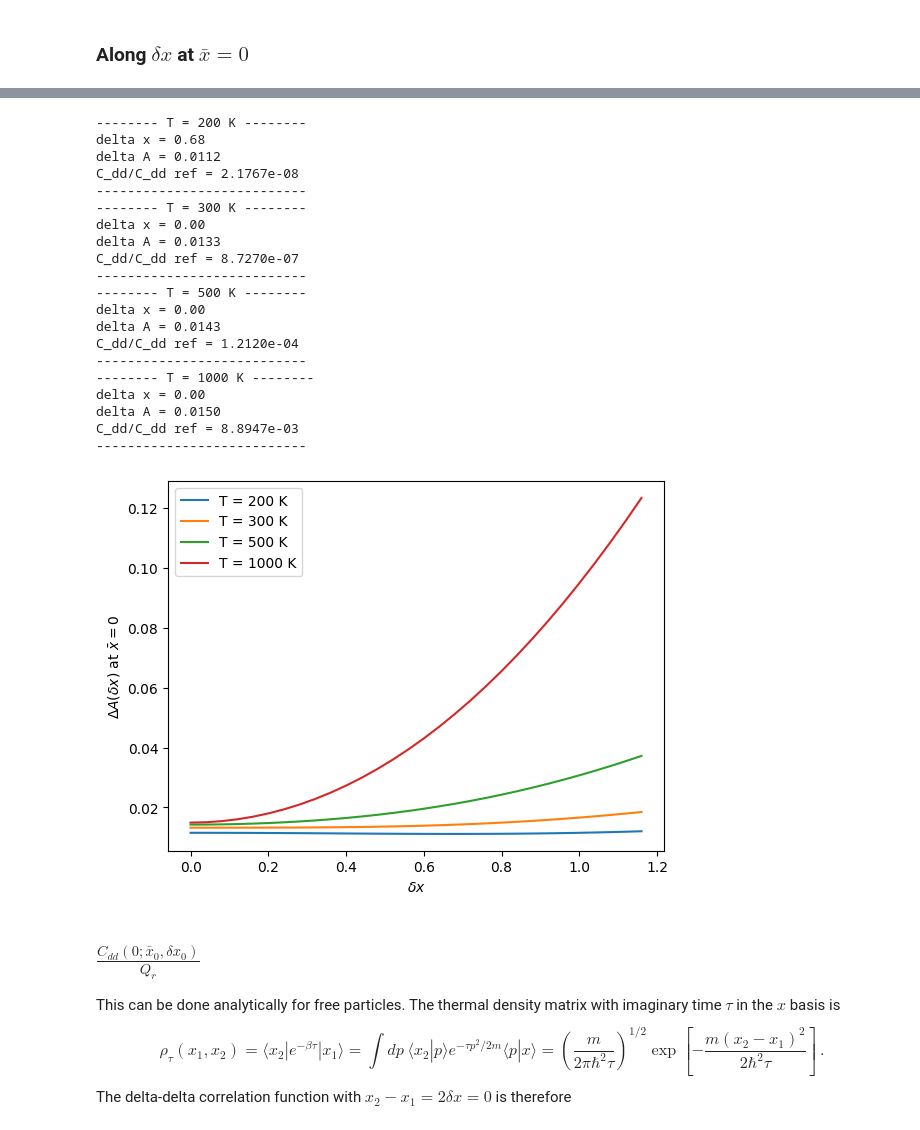
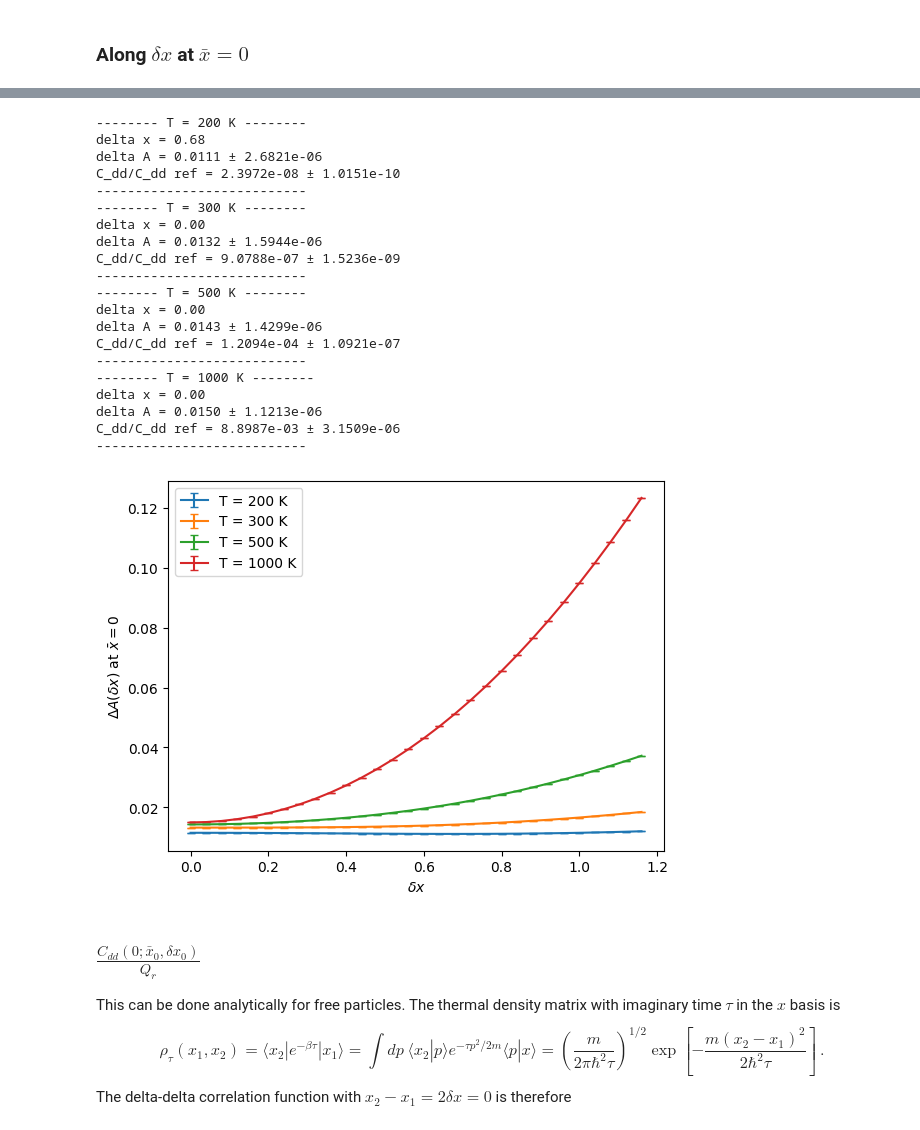
Before and after one commit to Slepton-Wu/Quantum-Instanton, a Jupyter notebook: Instanton/Instanton.ipynb, the cells around one changed output, grey strips where cells are left out. Cells and saved outputs as stored; diff of their text form; code cells hidden in the pictures.

```diff
--- a/Instanton/Instanton.ipynb
+++ b/Instanton/Instanton.ipynb
@@ -666,7 +695,8 @@ np.save('data/dA_dxbar_list.npy', dA_dxbar_list)
 # %%
 dA_dxbar_list = np.load('data/dA_dxbar_list.npy')
+dA_dxbar_err_list = np.load('data/dA_dxbar_err_list.npy')
 for i, T in enumerate(T_list):
-    plt.plot(x_bar_range, dA_dxbar_list[i], label=f'T = {T} K')
+    plt.errorbar(x_bar_range, dA_dxbar_list[i], yerr = dA_dxbar_err_list[i], label=f'T = {T} K', capsize=3)
 plt.xlabel(r'$\bar{x}$')
 plt.ylabel(r'$dA/d\bar{x}$ at $\delta x=0$')
 plt.legend()
@@ -676,15 +706,21 @@ plt.legend()
 # %%
 A_qbar_zero = []
+A_qbar_zero_err = []
 plt.plot(x_bar_range, V_Eckart(x_bar_range), label='Potential')
 for i, T in enumerate(T_list):
     dA_dxbar = dA_dxbar_list[i]
+    dA_dxbar_err = dA_dxbar_err_list[i]
     A_landscape = integrate.cumulative_trapezoid(dA_dxbar, x_bar_range, initial=0.0)
-    plt.plot(x_bar_range, A_landscape, label=f'T = {T} K')
+    A_landscape_err = cumulative_trapz_se(x_bar_range, dA_dxbar_err)
+    plt.errorbar(x_bar_range, A_landscape, yerr=A_landscape_err, label=f'T = {T} K', capsize=3)
     A_top = A_landscape[-1]
+    A_top_err = A_landscape_err[-1]
     A_qbar_zero.append(A_top)
+    A_qbar_zero_err.append(A_top_err)
 plt.xlabel(r'$\bar{x}$')
 plt.ylabel(r'$\Delta A(\bar{x})$ at $\delta x=0$')
 plt.legend()
 
 np.save('data/A_qbar_zero.npy', A_qbar_zero)
+np.save('data/A_qbar_zero_err.npy', A_qbar_zero_err)
 # %% [output]
@@ -694,20 +732,21 @@ np.save('data/A_qbar_zero.npy', A_qbar_zero)
 # %%
-del_x_range = np.arange(0,1.2,0.04)
-
 dA_ddelx_list = np.zeros((len(T_list),len(del_x_range)))
-
+dA_ddelx_err_list = np.zeros((len(T_list),len(del_x_range)))
 
 for i, T in enumerate(T_list):
     beta = 1/(kB * T)
     P = P_list[i]
     for j, del_x in enumerate(tqdm(del_x_range)):
-        _, dA_ddelx = Polymer_force_VI(beta, P, 100000, m, 0, del_x)
+        _, dA_ddelx, dA_ddelx_err = Polymer_force_VI(beta, P, 100000, m, 0, del_x)
         dA_ddelx_list[i,j] = dA_ddelx
+        dA_ddelx_err_list[i,j] = dA_ddelx_err
 np.save('data/dA_ddelx_list.npy', dA_ddelx_list)
+np.save('data/dA_ddelx_err_list.npy', dA_ddelx_err_list)
 # %%
 dA_ddelx_list = np.load('data/dA_ddelx_list.npy')
+dA_ddelx_err_list = np.load('data/dA_ddelx_err_list.npy')
 for i, T in enumerate(T_list):
-    plt.plot(del_x_range, dA_ddelx_list[i], label=f'T = {T} K')
+    plt.errorbar(del_x_range, dA_ddelx_list[i], yerr = dA_ddelx_err_list[i], label=f'T = {T} K', capsize=3)
 plt.xlabel(r'$\delta x$')
 plt.ylabel(r'$dA/d\delta x$ at $\bar{x}=0$')
 plt.legend()
@@ -717,57 +756,72 @@ plt.legend()
 # %%
 delta_A_list = []
+delta_A_err_list = []
 A_qbar_zero = np.load('data/A_qbar_zero.npy')
+A_qbar_zero_err = np.load('data/A_qbar_zero_err.npy')
 saddle_del_x_list = []
 Cdd_ratio_list = []
+Cdd_ratio_err_list = []
 
 for i, T in enumerate(T_list):
     dA_ddelx = dA_ddelx_list[i]
+    dA_ddelx_err = dA_ddelx_err_list[i]
     A_landscape = integrate.cumulative_trapezoid(dA_ddelx, del_x_range, initial=0.0)
+    A_landscape_err = cumulative_trapz_se(del_x_range, dA_ddelx_err)
     A_landscape += A_qbar_zero[i]
-    plt.plot(del_x_range, A_landscape, label=f'T = {T} K')
+    A_landscape_err = np.sqrt(A_qbar_zero_err[i]**2 + A_landscape_err**2)
+    plt.errorbar(del_x_range, A_landscape, yerr = A_landscape_err, label=f'T = {T} K', capsize=3)
+
     delta_A = np.min(A_landscape)
+    arg_saddle = np.argmin(A_landscape)
+    delta_A_err = A_landscape_err[arg_saddle]
     delta_A_list.append(delta_A)
+    delta_A_err_list.append(delta_A_err)
 
-    arg_saddle = np.argmin(A_landscape)
     saddle_del_x = del_x_range[arg_saddle]
     saddle_del_x_list.append(saddle_del_x)
 
     Cdd_ratio = np.exp(- delta_A/(kB * T))
     Cdd_ratio_list.append(Cdd_ratio)
 
+    Cdd_ratio_err = delta_A_err/(kB * T) * Cdd_ratio
+    Cdd_ratio_err_list.append(Cdd_ratio_err)
+
     print(f'-------- T = {T} K --------')
     print(f'delta x = {saddle_del_x:.2f}')
-    print(f'delta A = {delta_A:.4f}')
-    print(f'C_dd/C_dd ref = {Cdd_ratio:.4e}')
+    print(f'delta A = {delta_A:.4f} ± {delta_A_err:.4e}')
+    print(f'C_dd/C_dd ref = {Cdd_ratio:.4e} ± {Cdd_ratio_err:.4e}')
     print(f'---------------------------')
 plt.xlabel(r'$\delta x$')
 plt.ylabel(r'$\Delta A(\delta x)$ at $\bar{x}=0$')
 plt.legend()
 
 np.save('data/delta_A_list.npy', delta_A_list)
+np.save('data/delta_A_err_list.npy', delta_A_err_list)
 np.save('data/Cdd_ratio_list.npy', Cdd_ratio_list)
+np.save('data/Cdd_ratio_err_list.npy', Cdd_ratio_err_list)
+np.save('data/saddle_del_x_list.npy', saddle_del_x_list)
 # %% [output]
 -------- T = 200 K --------
 delta x = 0.68
-delta A = 0.0112
-C_dd/C_dd ref = 2.1767e-08
+delta A = 0.0111 ± 2.6821e-06
+C_dd/C_dd ref = 2.3972e-08 ± 1.0151e-10
 ---------------------------
 -------- T = 300 K --------
 delta x = 0.00
-delta A = 0.0133
-C_dd/C_dd ref = 8.7270e-07
+delta A = 0.0132 ± 1.5944e-06
+C_dd/C_dd ref = 9.0788e-07 ± 1.5236e-09
 ---------------------------
 -------- T = 500 K --------
 delta x = 0.00
-delta A = 0.0143
-C_dd/C_dd ref = 1.2120e-04
+delta A = 0.0143 ± 1.4299e-06
+C_dd/C_dd ref = 1.2094e-04 ± 1.0921e-07
 ---------------------------
 -------- T = 1000 K --------
 delta x = 0.00
-delta A = 0.0150
-C_dd/C_dd ref = 8.8947e-03
+delta A = 0.0150 ± 1.1213e-06
+C_dd/C_dd ref = 8.8987e-03 ± 3.1509e-06
 ---------------------------
-[figure, old version]
+[figure, new version]
 # %% [markdown]
 ### $\frac{C_{dd}(0; \bar{x}_0, \delta x_0)}{Q_r}$
 
```
Also changed, not shown: parts of 21 cells of this notebook.
